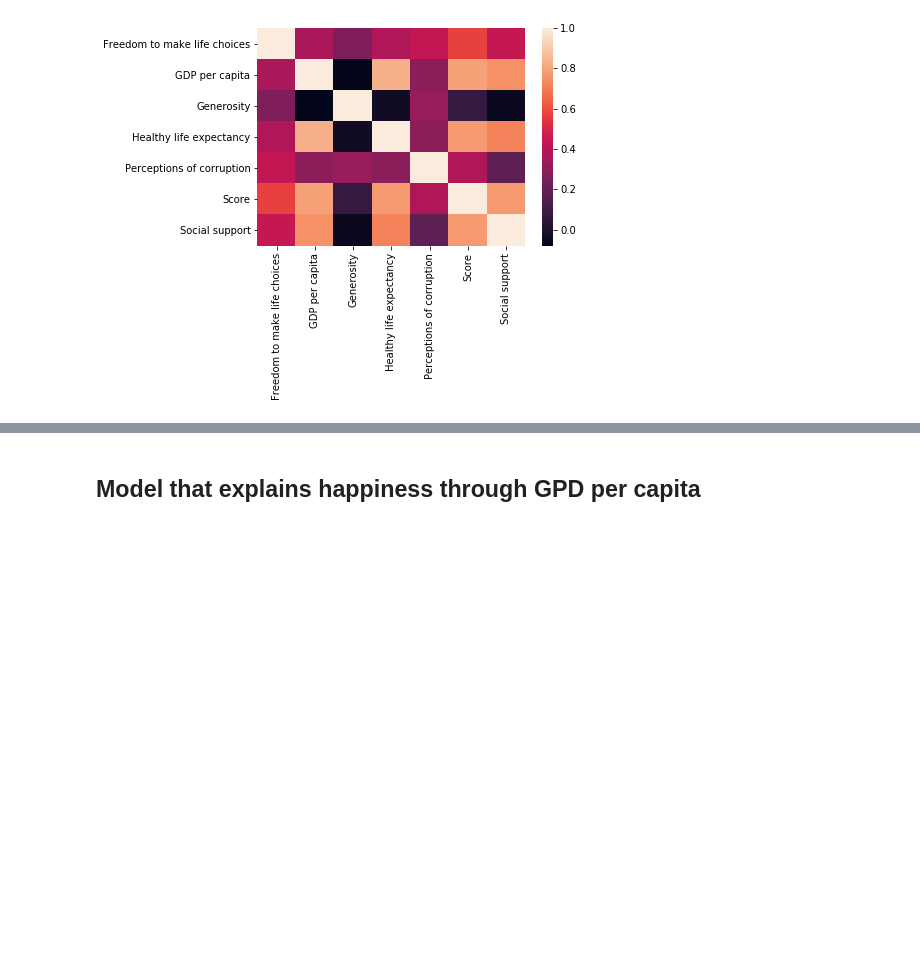
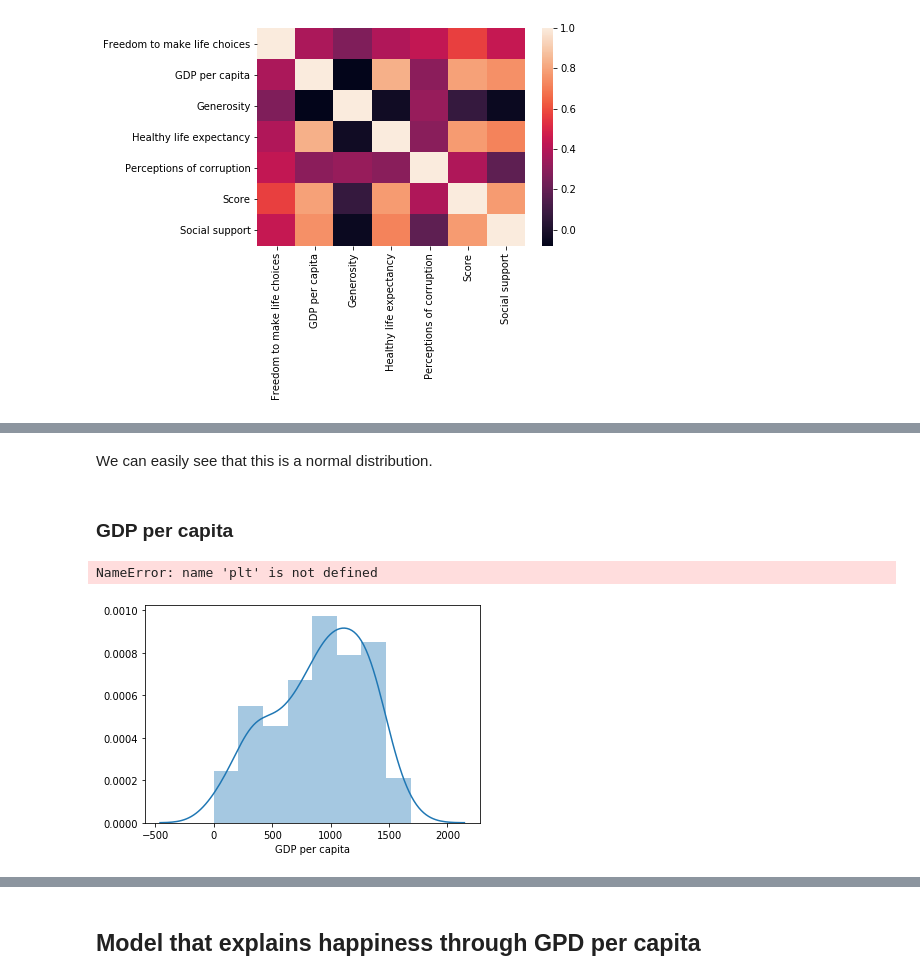
Before and after one commit to caroperez/Statistical_studies, a Jupyter notebook: Happiness.ipynb, the cells around one changed output, grey strips where cells are left out. Cells and saved outputs as stored; diff of their text form; code cells hidden in the pictures; blank space fills up the shorter version.

```diff
--- a/Happiness.ipynb
+++ b/Happiness.ipynb
@@ -80,0 +112,16 @@ Now that we have this information, we will try to obtain a model that explains t
+# %% [markdown]
+We can easily see that this is a normal distribution.
+# %% [markdown]
+### GDP per capita
+# %%
+# data
+x = df1['GDP per capita']
+
+# plot
+sns.distplot(x)
+
+# show
+plt.show()
+# %% [output]
+NameError: name 'plt' is not defined
+[figure, added]
```
Also changed, not shown: parts of 18 cells of this notebook.
